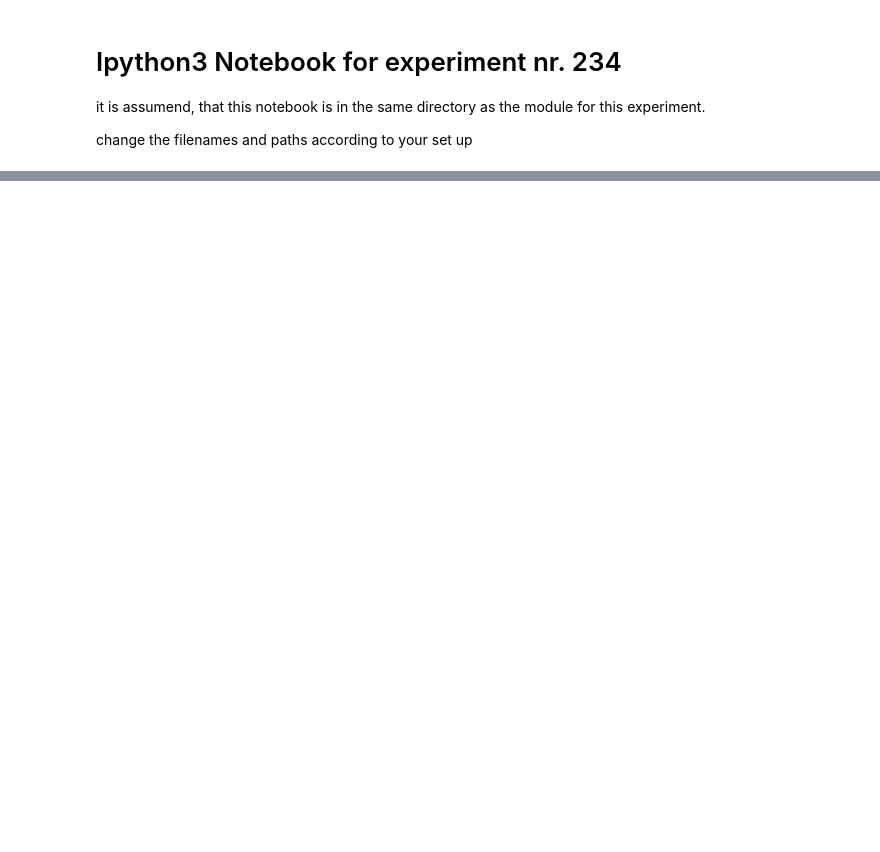
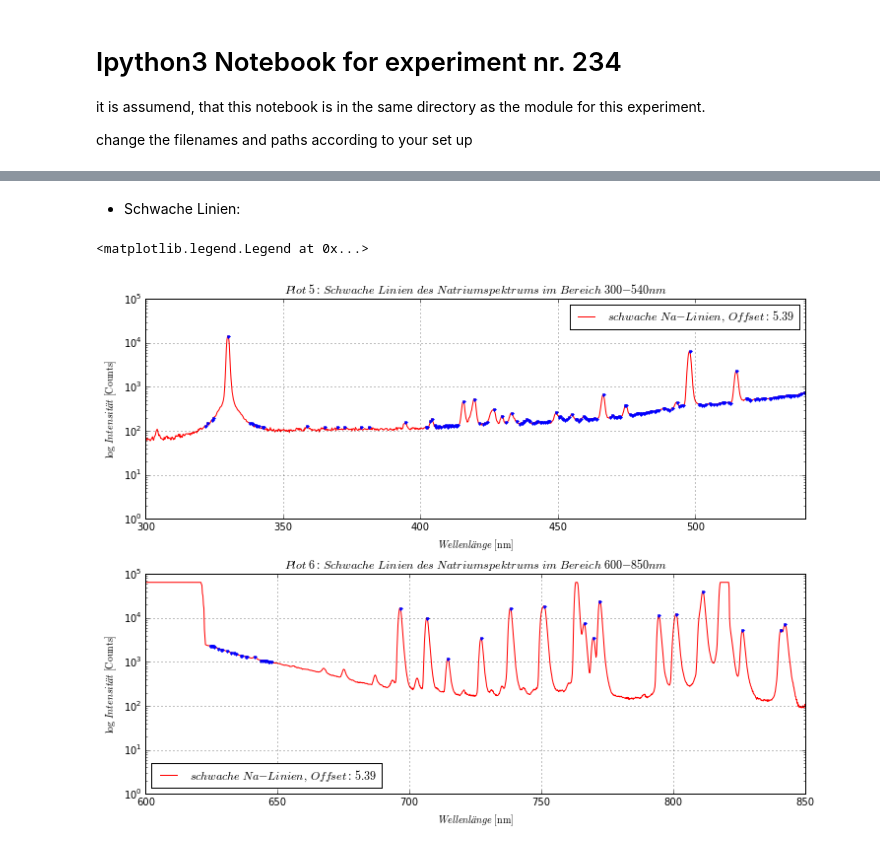
Before and after one commit to krauthex/AP2.1, a Jupyter notebook: v234/v234.ipynb, the cells around one changed output, grey strips where cells are left out. Saved outputs shown, nothing was run; the diff lists cells and outputs as text; code cells hidden in the pictures; blank space fills up the shorter version.

```diff
--- a/v234/v234.ipynb
+++ b/v234/v234.ipynb
@@ -51,0 +147,55 @@ ax.legend(loc=0)
+# %% [markdown]
+- Schwache Linien:
+# %%
+## loading data
+# natrium stark gesättigt
+na_schwach_lamb, na_schwach_int = np.genfromtxt('.data/natrium_schwach.txt',
+                                            skiprows=17, unpack=True, dtype='str') ## comma decimal points instead of dots
+na_schwach_lamb = [float(i.replace(',','.')) for i in na_schwach_lamb]
+na_schwach_int = [float(i.replace(',','.')) for i in na_schwach_int]
+
+## offset
+offset_na_schwach = np.abs(np.min(na_schwach_int))
+na_schwach_int = na_schwach_int + offset_na_schwach
+
+## find the wavelengths:
+# for plot 5:
+maxima5 = find_max(na_schwach_int, 120, 60000)
+#print(len(maxima))
+maxima5 = np.array(maxima5).transpose()
+index5 = list(np.array(maxima5[0], dtype='int'))
+
+# for plot 6:
+maxima6 = find_max(na_schwach_int, 1000, 60000)
+#print(len(maxima))
+maxima6 = np.array(maxima6).transpose()
+index6 = list(np.array(maxima6[0], dtype='int'))
+
+## plotting
+fig = plt.figure(figsize=(12,9))
+fig.subplots_adjust(hspace=.25)
+
+ax = fig.add_subplot(211)
+ax.plot(na_schwach_lamb, na_schwach_int, 'r-', label='$schwache\ Na-Linien,\ Offset:\ ' + str(offset_na_schwach) + '$')
+ax.plot(np.array(na_schwach_lamb)[index5], np.array(na_schwach_int)[index5], 'b.')
+ax.set_yscale('log')
+ax.set_xlim(300, 540)
+ax.set_xlabel('$Wellenlänge\ \mathrm{[nm]}$')
+ax.set_ylabel('$\mathrm{log}\ Intensität\ \mathrm{[Counts]}$')
+ax.set_title('$Plot\ 5:\ Schwache\ Linien\ des\ Natriumspektrums\ im\ Bereich\ 300-540nm$')
+ax.grid()
+ax.legend(loc=0)
+
+ax = fig.add_subplot(212)
+ax.plot(na_schwach_lamb, na_schwach_int, 'r-', label='$schwache\ Na-Linien,\ Offset:\ ' + str(offset_na_schwach) + '$')
+ax.plot(np.array(na_schwach_lamb)[index6], np.array(na_schwach_int)[index6], 'b.')
+ax.set_yscale('log')
+ax.set_xlim(600, 850)
+ax.set_xlabel('$Wellenlänge\ \mathrm{[nm]}$')
+ax.set_ylabel('$\mathrm{log}\ Intensität\ \mathrm{[Counts]}$')
+ax.set_title('$Plot\ 6:\ Schwache\ Linien\ des\ Natriumspektrums\ im\ Bereich\ 600-850nm$')
+ax.grid()
+ax.legend(loc=0)
+# %% [output]
+<matplotlib.legend.Legend at 0x...>
+[figure, added]
```
Also changed, not shown: parts of 11 cells of this notebook.
